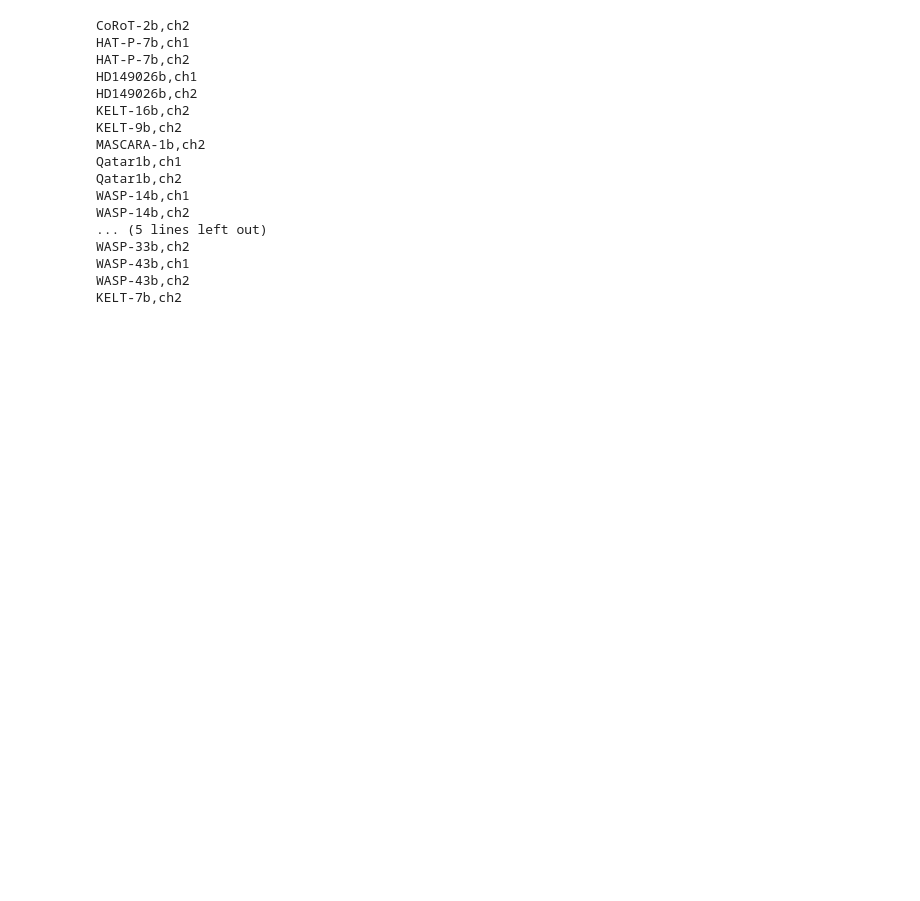
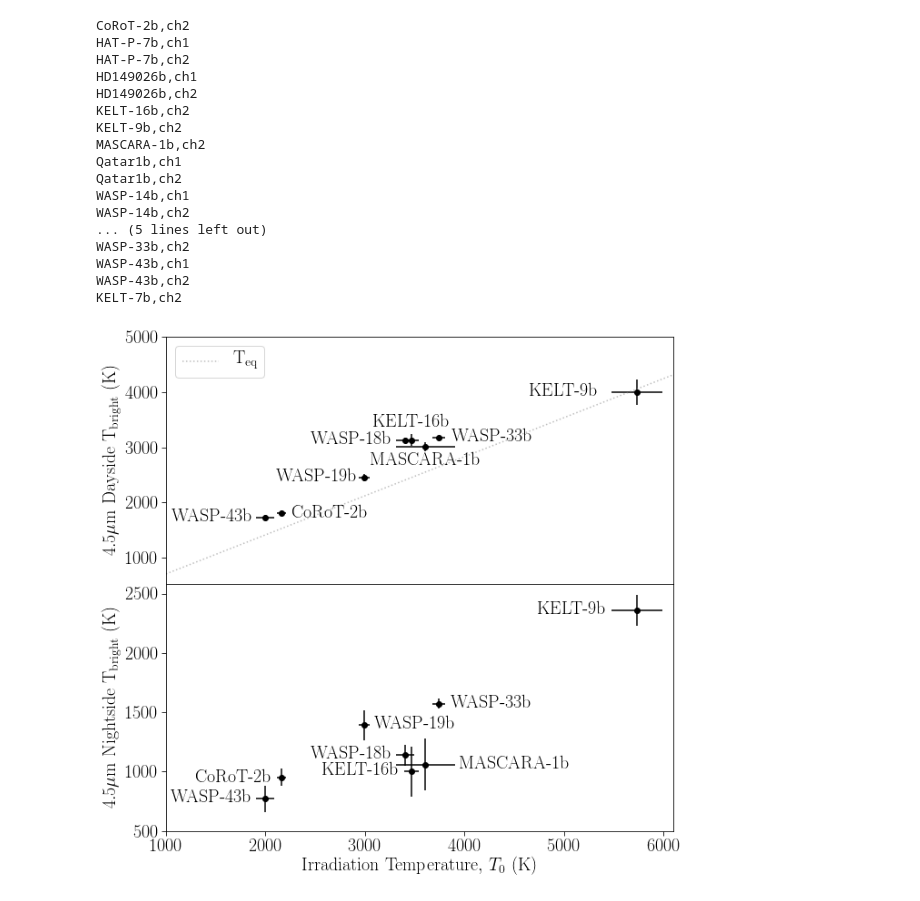
Before and after one commit to lisadang27/SPCA, a Jupyter notebook: MakeTables-MEGA.ipynb, the cells around one changed output. Drawn from its saved outputs; the diff is of its cells as text; code cells hidden in the pictures; blank space fills up the shorter version.

```diff
--- a/MakeTables-MEGA.ipynb
+++ b/MakeTables-MEGA.ipynb
@@ -833,3 +1069,5 @@ def addFileHeader():
 # %%
 if onlyGoodFits or onlyBadFits:
-    planets, channels = trimPlanets(planets, channels, onlyGoodFits, onlyBadFits)
+    planets_temp, channels_temp = trimPlanets(planets, channels, onlyGoodFits, onlyBadFits)
+else:
+    planets_temp, channels_temp = planets, channels
@@ -935,0 +1194,7 @@ KELT-7b,ch2
+# %%
+Tb = '$1812\pm42$ & $953\pm72$, $3130\pm110$ & $1000\pm210$, $4000\pm230$ & $2360\pm130$, $3126\pm55$ & $1139\pm87$, $2451\pm71$ & $1390\pm130$, $1725\pm49$ & $770\pm110$, $3167\pm41$ & $1573\pm39$, $3006\pm81$ & $1060\pm220$'.split(',')
+Tb = np.array([np.array(Tb[i].split(' & ')) for i in range(len(Tb))])
+Td = np.array([np.array(Tb[i,0].replace('$', '').split('\\pm')).astype(float) for i in range(len(Tb))])
+Tn = np.array([np.array(Tb[i,1].replace('$', '').split('\\pm')).astype(float) for i in range(len(Tb))])
+
+T0 = np.array([compute_T0(planet) for planet in planets_temp])
@@ -935,0 +1206,7 @@ KELT-7b,ch2
+# %%
+order = np.argsort(T0[:,0])
+T0=T0[order]
+Td=Td[order]
+Tn=Tn[order]
+offset=offset[order]
+planets_temp=planets_temp[order]
@@ -935,0 +1239,39 @@ KELT-7b,ch2
+# %%
+fig, ax = plt.subplots(2, sharex=True, gridspec_kw={'hspace': 0}, figsize=(10,10))
+
+ax[0].errorbar(T0[:,0], Td[:,0], xerr=T0[:,1], yerr=Td[:,1], fmt='o', color='k')
+ax[0].plot([1000,6100], np.array([1000,6100])*0.25**0.25, c='grey', ls='dotted', alpha=0.5, label=r'$\rm T_{eq}$')
+left=[0,2,3,7]
+top=[4]
+bottom=[5]
+for i in range(len(planets_temp)):
+    if i in left:
+        ax[0].text(T0[i,0]-T0[i,1]*1.5, Td[i,0]+0, r'$\rm '+planets_temp[i].replace('-',r'$-$\rm ')+'$', ha='right', va='center')
+    elif i in top:
+        ax[0].text(T0[i,0], Td[i,0]+Td[i,1]*1.5, r'$\rm '+planets_temp[i].replace('-',r'$-$\rm ')+'$', ha='center', va='bottom')
+    elif i in bottom:
+        ax[0].text(T0[i,0], Td[i,0]-Td[i,1]*1.5, r'$\rm '+planets_temp[i].replace('-',r'$-$\rm ')+'$', ha='center', va='top')
+    else:
+        ax[0].text(T0[i,0]+T0[i,1]*2, Td[i,0]+0, r'$\rm '+planets_temp[i].replace('-',r'$-$\rm ')+'$', ha='left', va='center')
+ax[0].set_xlim(1000,6100)
+ax[0].set_ylim(top=5000)
+ax[0].set_ylabel(r'$\rm 4.5\mu m~Dayside~T_{bright}~(K)$')
+ax[0].set_xlabel(r'${\rm Irradiation~Temperature,}~T_{\rm 0} ~({\rm K})$')
+ax[0].legend(loc=2)
+
+ax[1].errorbar(T0[:,0], Tn[:,0], xerr=T0[:,1], yerr=Tn[:,1], fmt='o', color='k')
+right=[0,1,3,4,7]
+for i in range(len(planets_temp)):
+    if i in right:
+        ax[1].text(T0[i,0]-T0[i,1]-50, Tn[i,0]+0, r'$\rm '+planets_temp[i].replace('-',r'$-$\rm ')+'$', ha='right', va='center')
+    else:
+        ax[1].text(T0[i,0]+T0[i,1]+50, Tn[i,0]+0, r'$\rm '+planets_temp[i].replace('-',r'$-$\rm ')+'$', ha='left', va='center')
+ax[1].set_ylim(500)
+ax[1].set_ylabel(r'$\rm 4.5\mu m~Nightside~T_{bright}~(K)$')
+ax[1].set_xlabel(r'${\rm Irradiation~Temperature,}~T_{\rm 0} ~({\rm K})$')
+
+plt.savefig('/home/taylor/Downloads/Tb_T0.png', dpi=400, bbox_inches='tight')
+
+plt.show()
+# %% [output]
+[figure, added]
```
Also changed, not shown: parts of 21 cells of this notebook.
